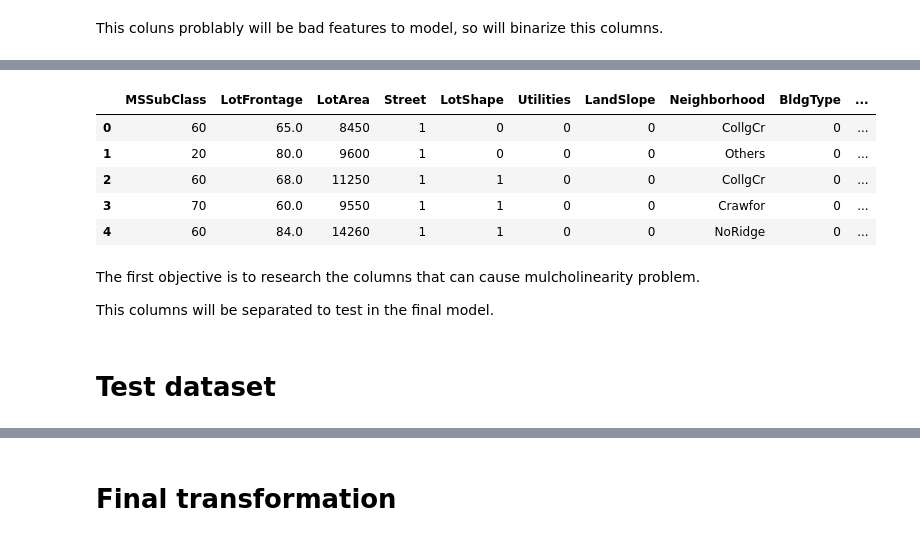
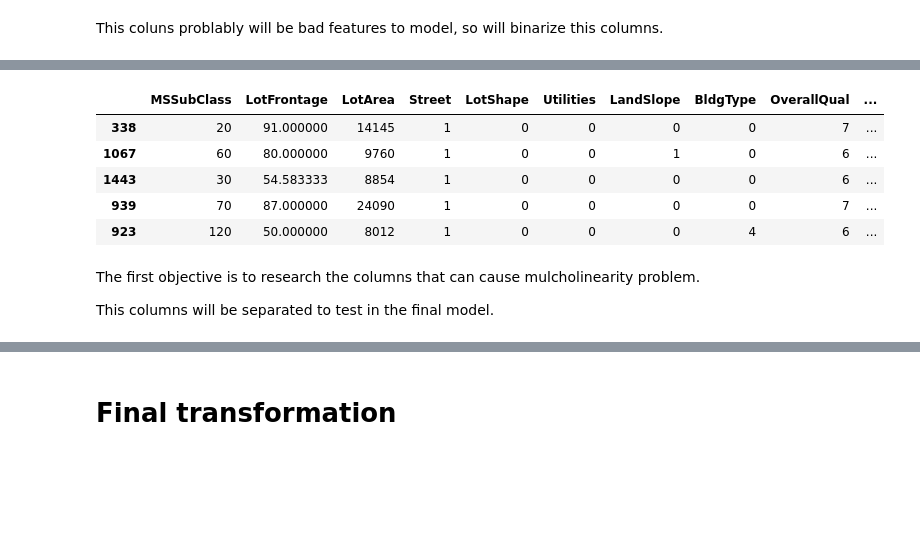
Before and after one commit to dobraga/data_science_toolkit, a Jupyter notebook: examples/01_house_prices.ipynb, the cells around one changed output, grey strips where cells are left out. Drawn from its saved outputs; the diff is of its cells as text; code cells hidden in the pictures; blank space fills up the shorter version.

```diff
--- a/examples/01_house_prices.ipynb
+++ b/examples/01_house_prices.ipynb
@@ -245,2 +249,2 @@ t_others.relevant_values_
 # %%
-train = t_others.transform(train)
+X_train = t_others.transform(X_train)
@@ -268,12 +262,12 @@ train
 new_cols = {
     'TotalBath': 'X["BsmtFullBath"] + 0.5*X["BsmtHalfBath"] + X["FullBath"] + 0.5*X["HalfBath"]',
     'TotalSqrFootage': 'X["BsmtFinSF1"] + X["BsmtFinSF2"] + X["1stFlrSF"] + X["2ndFlrSF"]',
-    'TotalPorch': 'X["OpenPorchSF"] + X["3SsnPorch"] + X["EnclosedPorch"] + X["ScreenPorch"] + X["WoodDeckSF"]',
-    #'Test': 'X["SalePrice"].apply(log1p)'
+    'TotalPorch': 'X["OpenPorchSF"] + X["3SsnPorch"] + X["EnclosedPorch"] + X["ScreenPorch"] + X["WoodDeckSF"]'
 }
-t_newcol = TransformNewColumn(new_cols)
-t_newcol.fit(train, env={"log1p": np.log1p})
-pip.append(t_newcol)
+
+t_newcol = TransformColumn(new_cols)
+t_newcol.fit(X_train)
+preproc.append(t_newcol)
 # %%
-train = t_newcol.transform(train)
+X_train = t_newcol.transform(X_train)
 # %%
@@ -294,8 +288,8 @@ Now the objective is a discover the colums wich interessing to transform in bina
 This coluns problably will be bad features to model, so will binarize this columns.
 # %%
 t_bin = TransformBinary()
-train = t_bin.fit_transform(train)
-pip.append(t_bin)
+X_train = t_bin.fit_transform(X_train)
+preproc.append(t_bin)
 # %%
 t_bin.cols_bin_
 # %% [output]
@@ -318,15 +313,13 @@ t_bin.cols_drop_
 # %%
-train.head(5)
+X_train.head(5)
 # %% [output]
-|  | MSSubClass | LotFrontage | LotArea | Street | LotShape | Utilities | LandSlope | Neighborhood | BldgType | ... |
-| 0 | 60 | 65.0 | 8450 | 1 | 0 | 0 | 0 | CollgCr | 0 | ... |
-| 1 | 20 | 80.0 | 9600 | 1 | 0 | 0 | 0 | Others | 0 | ... |
-| 2 | 60 | 68.0 | 11250 | 1 | 1 | 0 | 0 | CollgCr | 0 | ... |
-| 3 | 70 | 60.0 | 9550 | 1 | 1 | 0 | 0 | Crawfor | 0 | ... |
-| 4 | 60 | 84.0 | 14260 | 1 | 1 | 0 | 0 | NoRidge | 0 | ... |
+|  | MSSubClass | LotFrontage | LotArea | Street | LotShape | Utilities | LandSlope | BldgType | OverallQual | ... |
+| 338 | 20 | 91.000000 | 14145 | 1 | 0 | 0 | 0 | 0 | 7 | ... |
+| 1067 | 60 | 80.000000 | 9760 | 1 | 0 | 0 | 1 | 0 | 6 | ... |
+| 1443 | 30 | 54.583333 | 8854 | 1 | 0 | 0 | 0 | 0 | 6 | ... |
+| 939 | 70 | 87.000000 | 24090 | 1 | 0 | 0 | 0 | 0 | 7 | ... |
+| 923 | 120 | 50.000000 | 8012 | 1 | 0 | 0 | 0 | 4 | 6 | ... |
 # %% [markdown]
 The first objective is to research the columns that can cause mulcholinearity problem.
 
 This columns will be separated to test in the final model.
-# %% [markdown]
-# Test dataset
```
Also changed, not shown: parts of 54 cells of this notebook, 7 other files.
